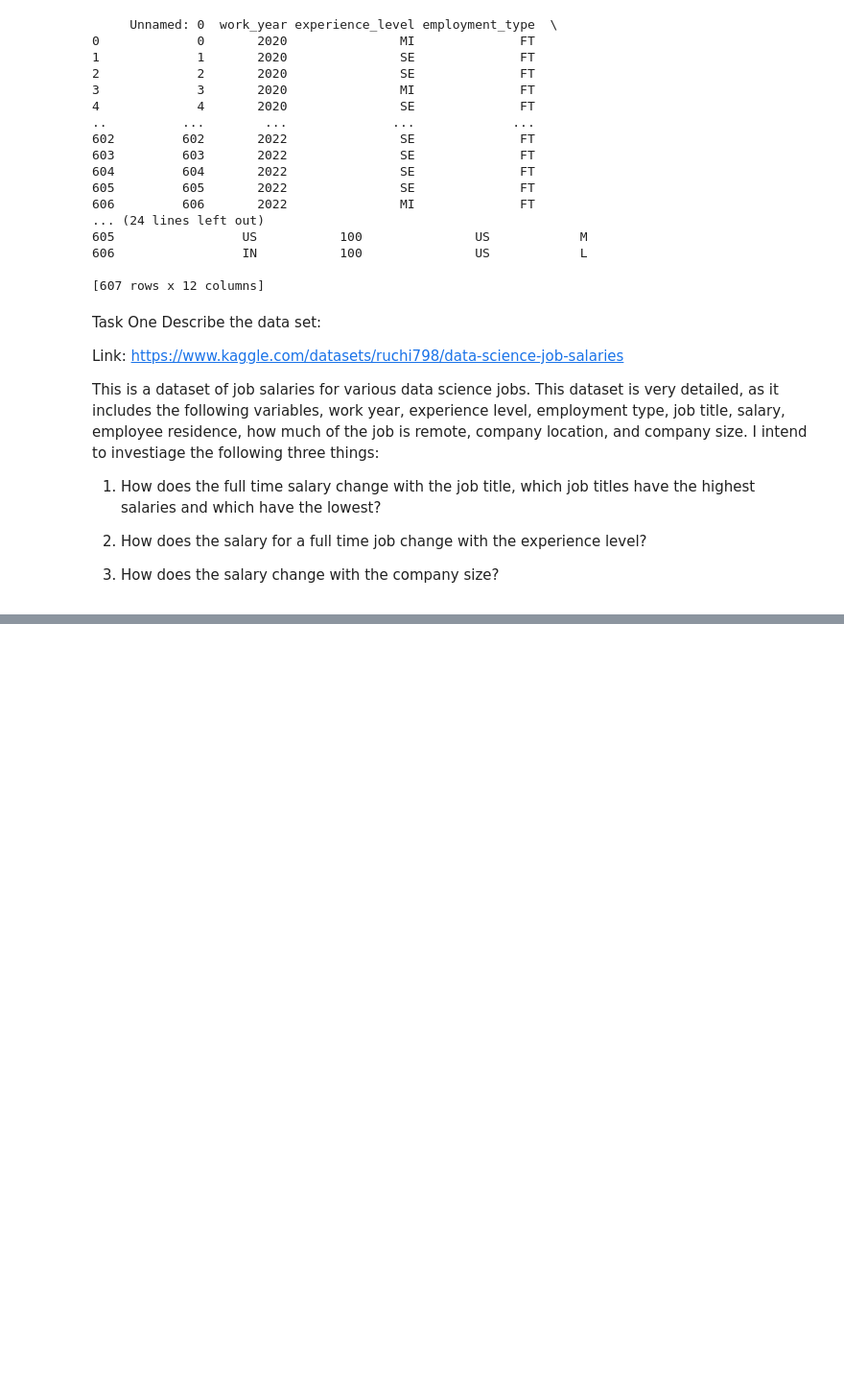
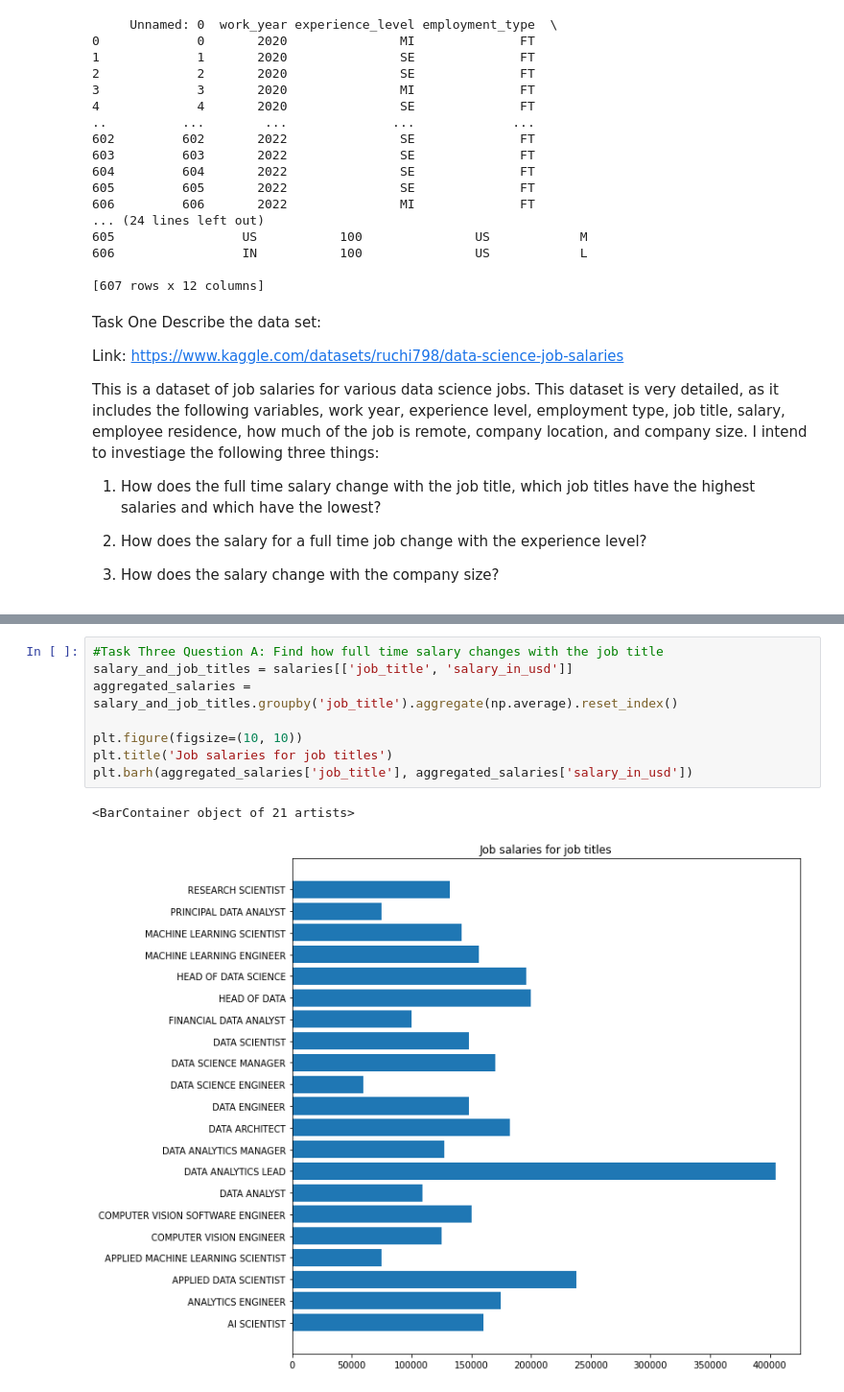
Before and after one commit to alexofceaser85/ProjectOne, a Jupyter notebook: ProjectOne.ipynb, the cells around one changed output, grey strips where cells are left out. Shown at 96% size. Saved outputs shown, nothing was run; the diff lists cells and outputs as text; blank space fills up the shorter version.

Commit message:
Add remaining tasks

```diff
--- a/ProjectOne.ipynb
+++ b/ProjectOne.ipynb
@@ -42,0 +102,11 @@ This is a dataset of job salaries for various data science jobs. This dataset is
+# %%
+#Task Three Question A: Find how full time salary changes with the job title
+salary_and_job_titles = salaries[['job_title', 'salary_in_usd']]
+aggregated_salaries = salary_and_job_titles.groupby('job_title').aggregate(np.average).reset_index()
+
+plt.figure(figsize=(10, 10))
+plt.title('Job salaries for job titles')
+plt.barh(aggregated_salaries['job_title'], aggregated_salaries['salary_in_usd'])
+# %% [output]
+<BarContainer object of 21 artists>
+[figure, added]
```
Also changed, not shown: parts of 9 cells of this notebook.
